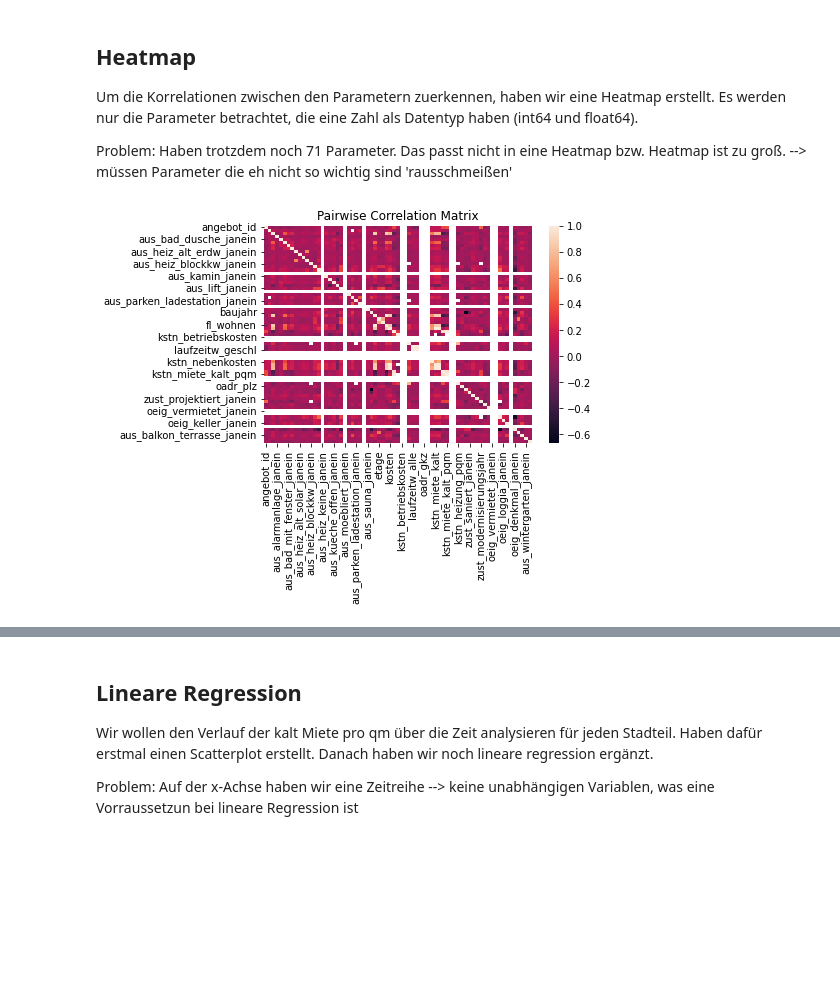
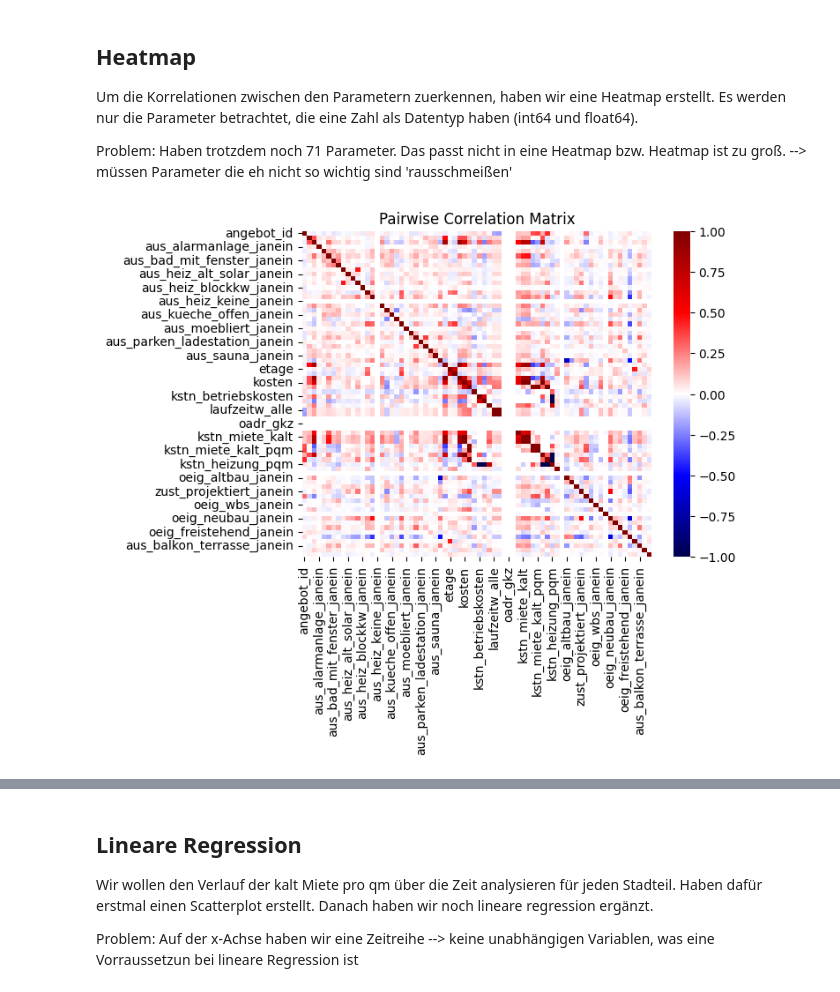
Before and after one commit to okihnjo/DataLiteracy, a Jupyter notebook: notebooks/correlations.ipynb, the cells around one changed output, grey strips where cells are left out. Cells and saved outputs as stored; diff of their text form; code cells hidden in the pictures; blank space fills up the shorter version.

Commit message:
change colormap of corr-heatmap

```diff
--- a/notebooks/correlations.ipynb
+++ b/notebooks/correlations.ipynb
@@ -7,7 +7,7 @@ from sklearn.metrics import r2_score, mean_squared_error
 from sklearn.linear_model import LinearRegression
 from sklearn.model_selection import train_test_split
 # %%
-df = pd.read_csv("/Users/lilieven/Documents/Master/Dataliteracy_2/testlizenz-tuebingen-dataliteracy4students_1701258214900/testlizenz-tuebingen-dataliteracy4students_1701258214900.csv", sep=";", encoding='unicode_escape', decimal=",")
+df = pd.read_csv("../testlizenz-tuebingen-dataliteracy4students_1700939273256.csv", sep=";", encoding='unicode_escape', decimal=",")
 # %% [markdown]
 ## Heatmap
 Um die Korrelationen zwischen den Parametern zuerkennen, haben wir eine Heatmap erstellt.
@@ -20,33 +20,33 @@ Problem: Haben trotzdem noch 71 Parameter. Das passt nicht in eine Heatmap bzw.
 def remove_non_number_types(df):
     df_copy = pd.DataFrame()
     for col in df.columns:
         allowed= ["int64", "float64"]
         if str(df[col].dtype) in allowed:
             df_copy[col] = df[col]
     return df_copy
 
 df_copy = remove_non_number_types(df)
 #df_copy.info(verbose=True)
 correlation_matrix = df_copy.corr()
-sns.heatmap(correlation_matrix)
+sns.heatmap(correlation_matrix, cmap="seismic")
 plt.title('Pairwise Correlation Matrix')
 plt.show()
 
 # for column in  df_copy.columns:
 #     for other_column in df_copy.columns:
 #         index = pd.notna(df_copy[column]) & pd.notna(df_copy[other_column])
 #         correlation = df_copy[column][index].corr(df_copy[other_column][index])
 
 #         print(f"Correlation between {column} and {other_column}: {correlation}")
 
 
 
 # sns.heatmap(df_copy.corr(), annot=True, cmap='coolwarm', fmt='.2f')
 # plt.title('Pairwise Correlation Matrix')
 # plt.show()
 
 
 #correlation_matrix = df_no_na.corr()
 # %% [output]
-[figure, old version]
+[figure, new version]
 # %%
```
Also changed, not shown: parts of 4 cells of this notebook.
